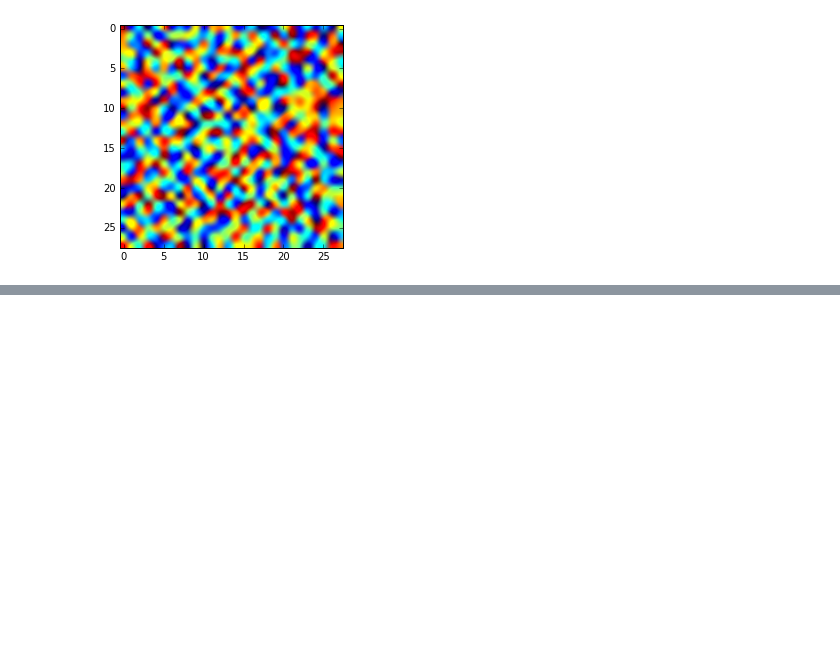
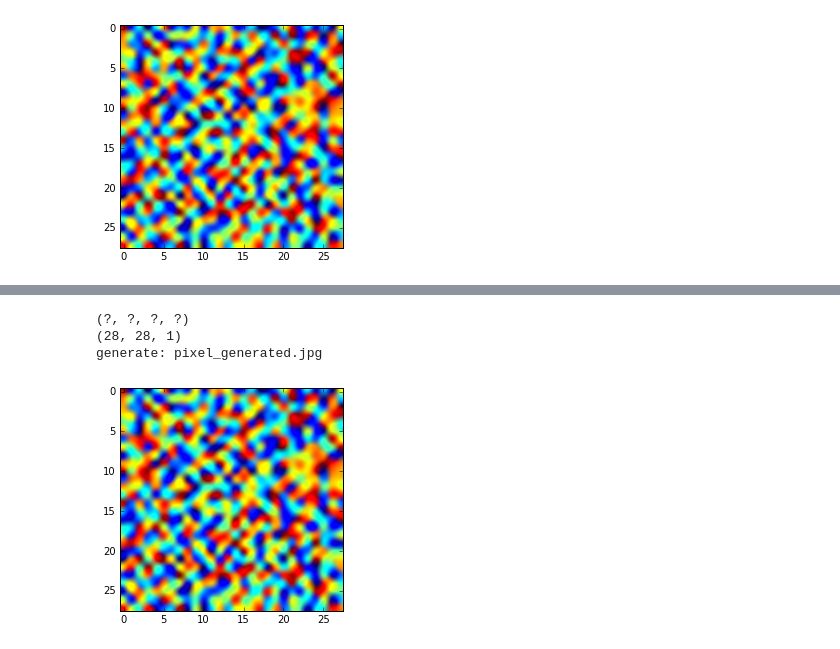
Before and after one commit to ijustloveses/tensorflow_tutorial, a Jupyter notebook: 14_Draw_with_PixelCNN.ipynb, the cells around one changed output, grey strips where cells are left out. Cells and saved outputs as stored; diff of their text form; code cells hidden in the pictures; blank space fills up the shorter version.

```diff
--- a/14_Draw_with_PixelCNN.ipynb
+++ b/14_Draw_with_PixelCNN.ipynb
@@ -236,0 +244,7 @@ generate: pixel_generated.jpg
+# %%
+generate_by_pixel('pixel_mnist.ckpt-40')
+# %% [output]
+(?, ?, ?, ?)
+(28, 28, 1)
+generate: pixel_generated.jpg
+[figure, added]
```
Also changed, not shown: parts of 3 cells of this notebook, 1 other file.
